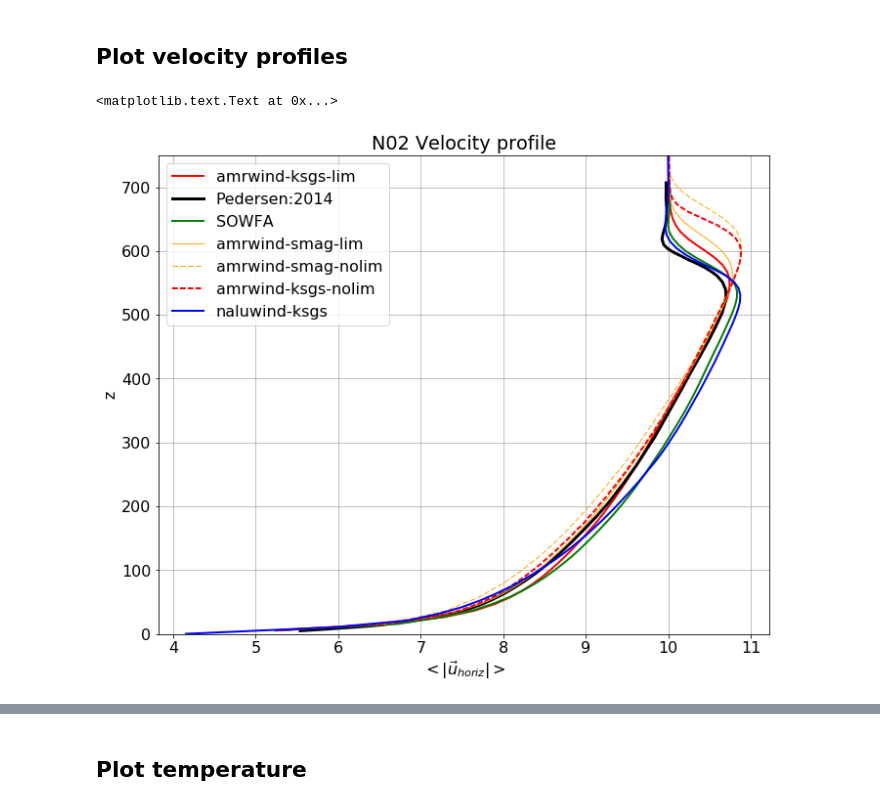
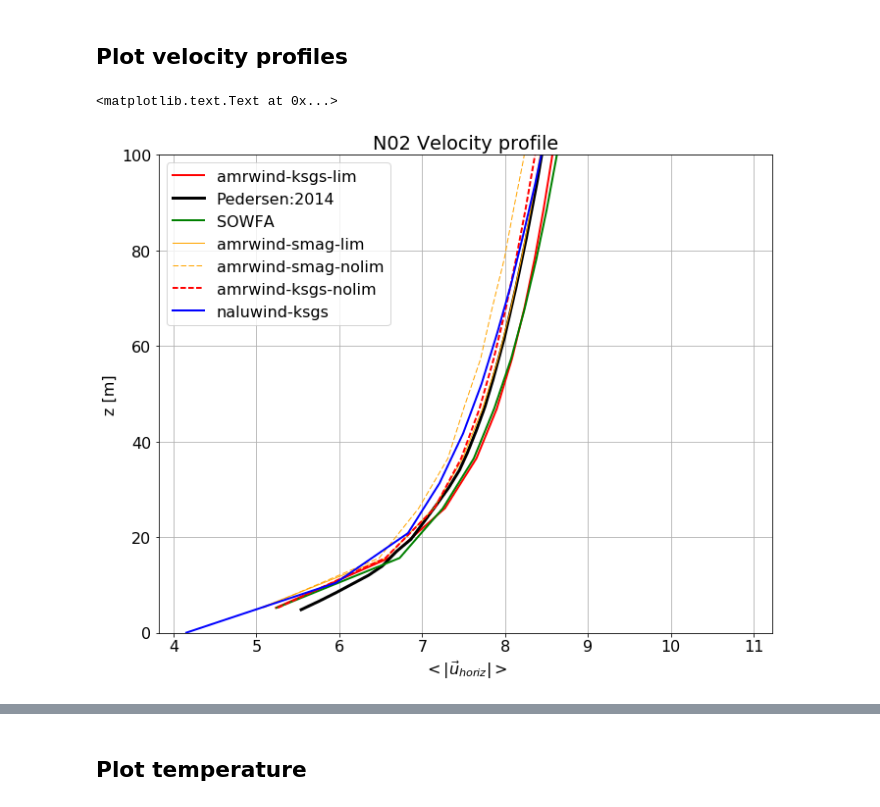
Before and after one commit to Exawind/wind-energy, a Jupyter notebook: Pedersen_N02/compareRuns_n02.ipynb, the cells around one changed output, grey strips where cells are left out. Cells and saved outputs as stored; diff of their text form; code cells hidden in the pictures.

```diff
--- a/Pedersen_N02/compareRuns_n02.ipynb
+++ b/Pedersen_N02/compareRuns_n02.ipynb
@@ -47,18 +47,19 @@ deltaX=3000.0/288         # Grid spacing
 # %%
 fig = plt.figure(figsize=(10,8))
 plt.rc('font', size=16)
 
 for l,c in l_cases.items():
     ls=styles[l]
     plt.plot(c.hvelmag, c.z, label=l, color=ls['color'], linewidth=ls['lw'], linestyle=ls['ls'])
-plt.ylim()
+
 plt.xlabel(r'$< | \vec{u}_{horiz} | >$')
-plt.ylabel('z')
+plt.ylabel('z [m]')
 plt.legend(loc=0)
-plt.ylim(0,750)
+#plt.ylim(0,750)
+plt.ylim(0,100)
 plt.grid()
 plt.tight_layout()
 plt.title('N02 Velocity profile')
 # %% [output]
 <matplotlib.text.Text at 0x...>
-[figure, old version]
+[figure, new version]
```
Also changed, not shown: parts of 3 cells of this notebook, 8 other files.
